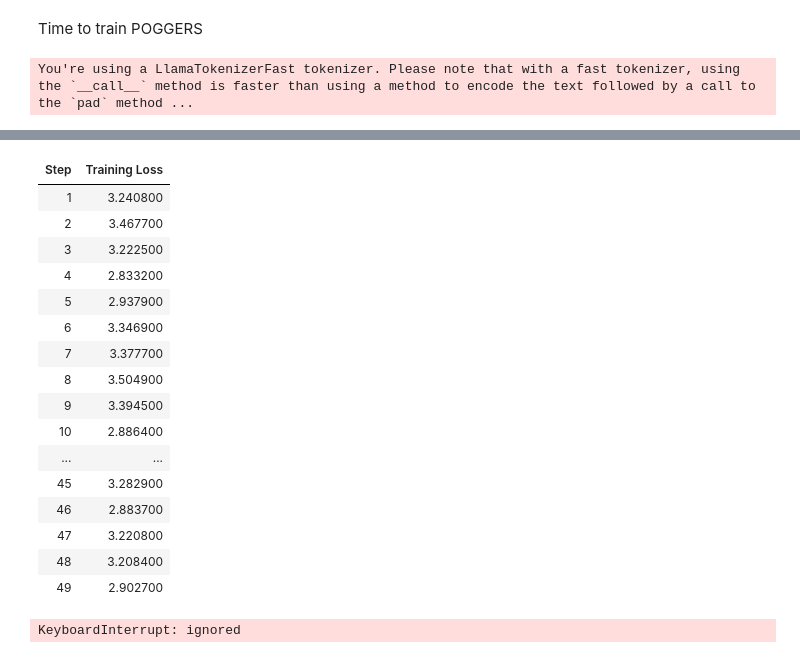
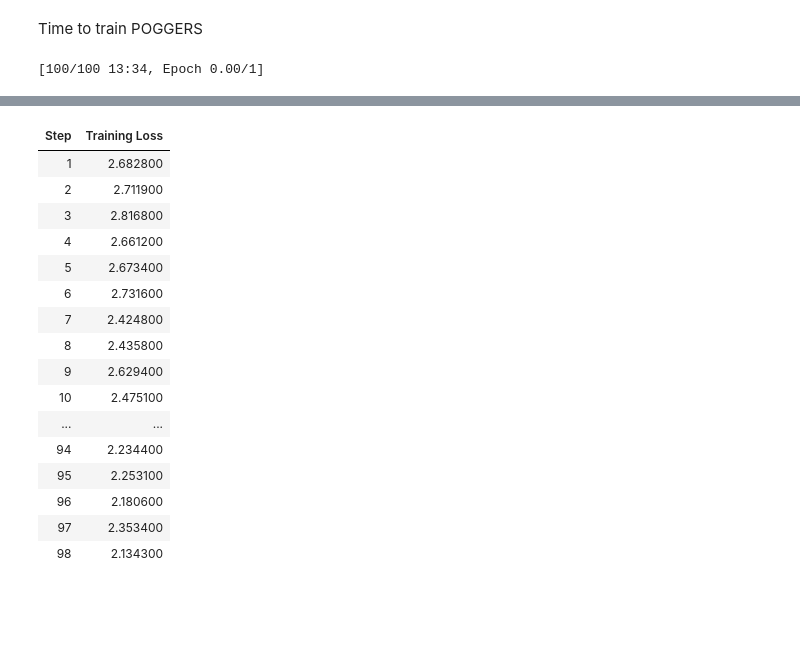
Before and after one commit to papichoolo/healthchatbot, a Jupyter notebook: Medichatbot_Fine_Tuning.ipynb, the cells around one changed output, grey strips where cells are left out. Saved outputs shown, nothing was run; the diff lists cells and outputs as text; code cells hidden in the pictures; blank space fills up the shorter version.

```diff
--- a/Medichatbot_Fine_Tuning.ipynb
+++ b/Medichatbot_Fine_Tuning.ipynb
@@ -128,6 +128,7 @@ Time to train POGGERS
 training_args = transformers.TrainingArguments(
       per_device_train_batch_size=1,
       gradient_accumulation_steps=4,
+      max_steps=100,
       num_train_epochs=1,
       learning_rate=2e-4,
       fp16=True,
@@ -148,4 +149,4 @@ trainer = transformers.Trainer(
 model.config.use_cache = False
 trainer.train()
 # %% [output]
-You're using a LlamaTokenizerFast tokenizer. Please note that with a fast tokenizer, using the `__call__` method is faster than using a method to encode the text followed by a call to the `pad` method ...
+[100/100 13:34, Epoch 0.00/1]
@@ -153,18 +153,17 @@ You're using a LlamaTokenizerFast tokenizer. Please note that with a fast tokeni
 | Step | Training Loss |
-| 1 | 3.240800 |
-| 2 | 3.467700 |
-| 3 | 3.222500 |
-| 4 | 2.833200 |
-| 5 | 2.937900 |
-| 6 | 3.346900 |
-| 7 | 3.377700 |
-| 8 | 3.504900 |
-| 9 | 3.394500 |
-| 10 | 2.886400 |
+| 1 | 2.682800 |
+| 2 | 2.711900 |
+| 3 | 2.816800 |
+| 4 | 2.661200 |
+| 5 | 2.673400 |
+| 6 | 2.731600 |
+| 7 | 2.424800 |
+| 8 | 2.435800 |
+| 9 | 2.629400 |
+| 10 | 2.475100 |
 | ... | ... |
-| 45 | 3.282900 |
-| 46 | 2.883700 |
-| 47 | 3.220800 |
-| 48 | 3.208400 |
-| 49 | 2.902700 |
+| 94 | 2.234400 |
+| 95 | 2.253100 |
+| 96 | 2.180600 |
+| 97 | 2.353400 |
+| 98 | 2.134300 |
-KeyboardInterrupt: ignored
```
Also changed, not shown: parts of 2 cells of this notebook.
